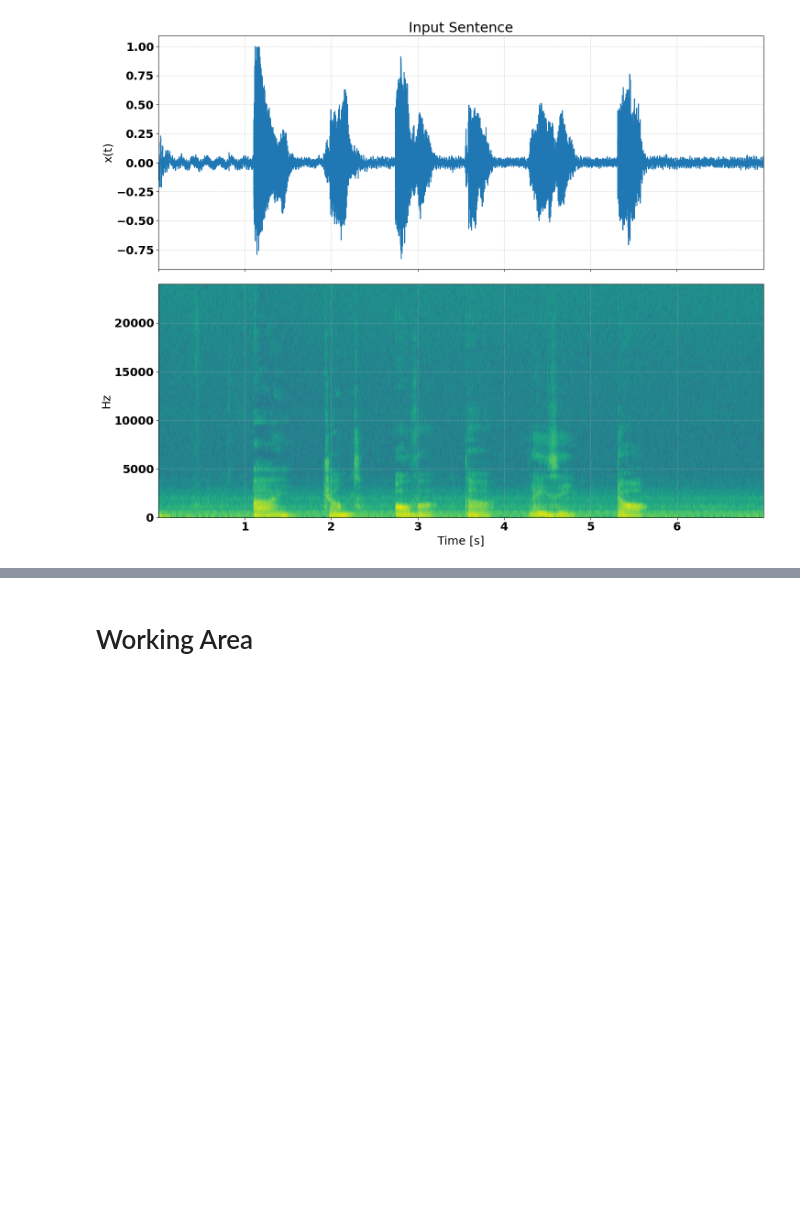
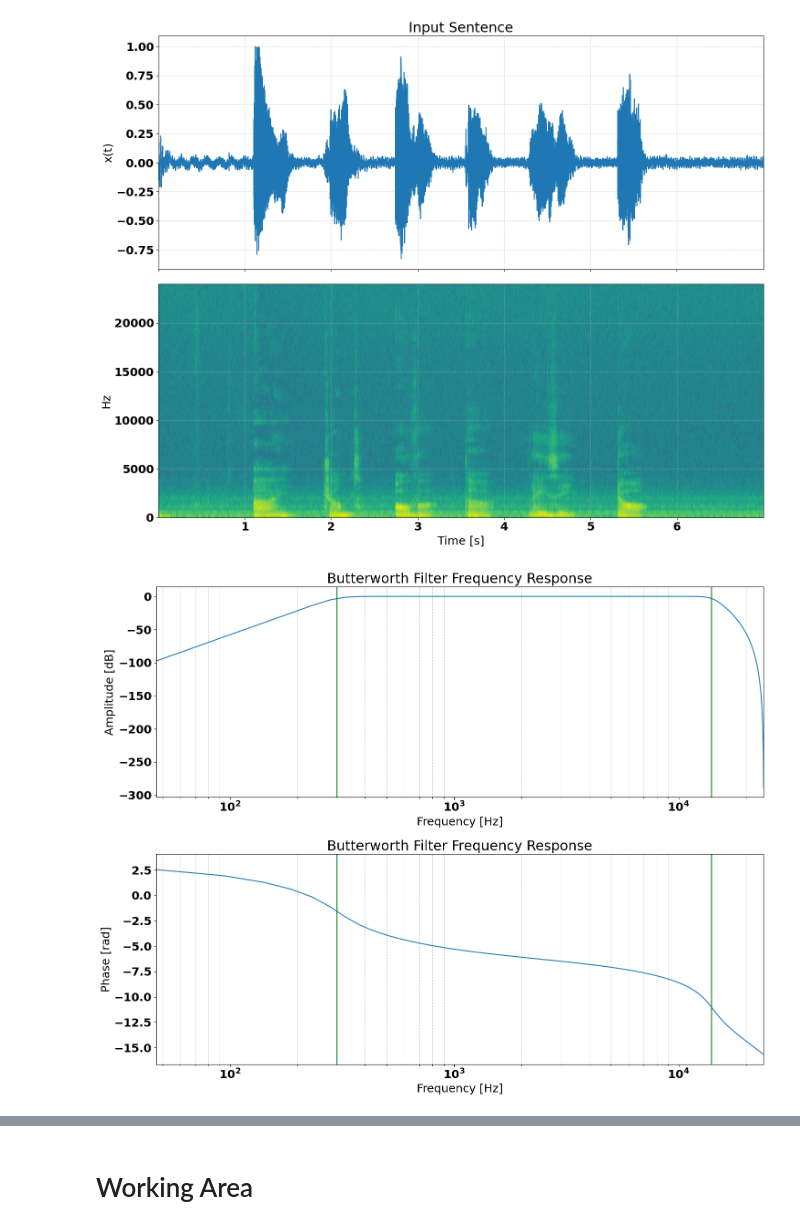
Before and after one commit to hopper19/Text2Speech, a Jupyter notebook: Text2Speech.ipynb, the cells around one changed output, grey strips where cells are left out. Cells and saved outputs as stored; diff of their text form; code cells hidden in the pictures; blank space fills up the shorter version.

```diff
--- a/Text2Speech.ipynb
+++ b/Text2Speech.ipynb
@@ -103,3 +104,14 @@ normalized_sentence = norm(sentence)
 plot_signal(t_sentence, normalized_sentence, title="Input Sentence")
 # %% [output]
 [figure]
+# %%
+Wn    = (300,14000)    # 3 dB Cutoff Frequency in Hz
+btype = 'bandpass'  # Choose 'low' or 'high'
+
+b, a = signal.butter(6, Wn, btype, fs=fs)
+
+filtered_sentence = norm(signal.filtfilt(b, a, normalized_sentence))
+# %%
+plot_frequency_response(Wn, b, a, fs, title="Butterworth Filter Frequency Response")
+# %% [output]
+[figure, added]
```
Also changed, not shown: parts of 15 cells of this notebook, 1 other file.
